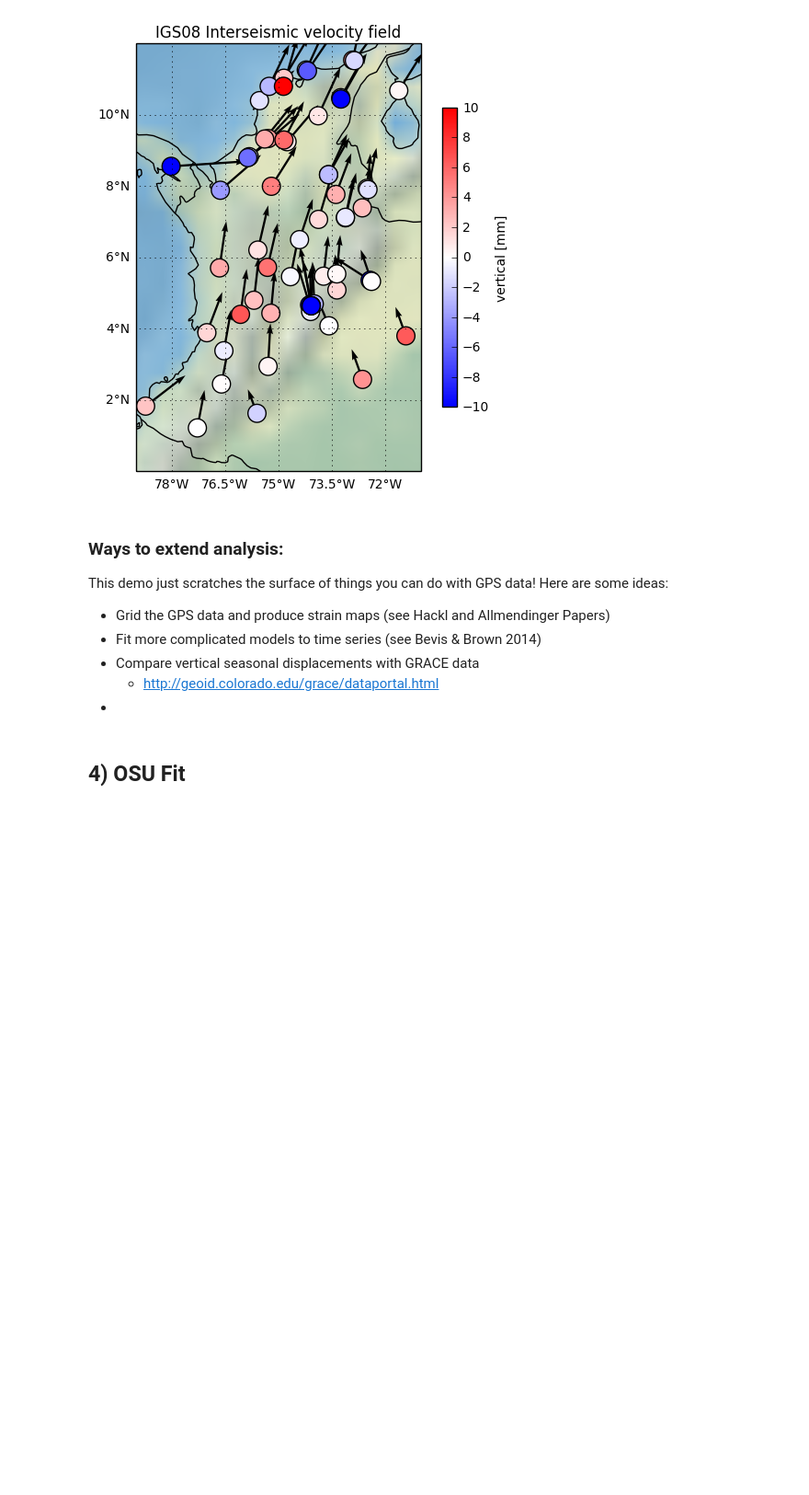
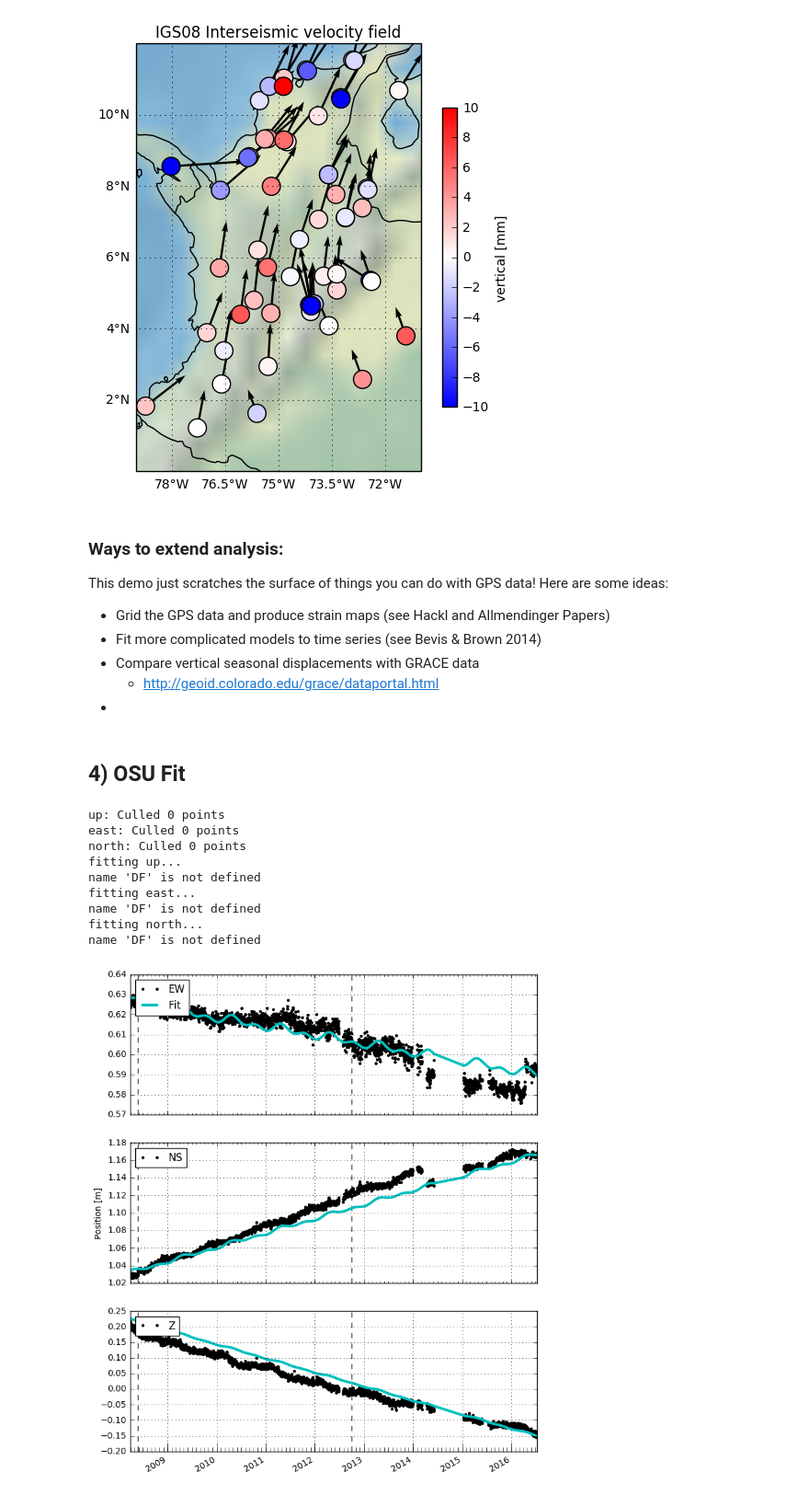
Before and after one commit to scottyhq/gpsdemo, a Jupyter notebook: GPSdemo.ipynb, the cells around one changed output. Shown at 92% size. Saved outputs shown, nothing was run; the diff lists cells and outputs as text; code cells hidden in the pictures; blank space fills up the shorter version.

```diff
--- a/GPSdemo.ipynb
+++ b/GPSdemo.ipynb
@@ -196,34 +207,47 @@ This demo just scratches the surface of things you can do with GPS data! Here ar
 components = ['up', 'east', 'north']
 #components = ['up']
 
+eq = pd.Timestamp('2014-04-01 23:46:47', tz='UTC')
+tj = gps.decyear2date(eq.strftime('%y%b%d').upper(), True)
 #df = gps.load_tenv3(site+'.IGS08.tenv3')
 #df = df.ix['2010-04-15':'2015-03-10']
 df = gps.cull_outliers(df, cols=components) #get rid of really bogus points before fit
 
 
 for comp in components:
     print('fitting {}...'.format(comp))
     # Fit OSU Model
     t0 = df.decyear[0] # intial time [yr]
     x0 = df[comp][0] # initial position [m]
     v = (df[comp][-1] - df[comp][0]) / (df.decyear[-1] - df.decyear[0])  # trend [m/yr]
-    b = 0.  # step jump offset [m]
-    #tj = 2014.2478 #step jump time [yr] of pisagua EQ #time found above
-    s1 = s2 = c1 = c2 = 0.01 # fourier coefficients [m]
+    b = 0.0  # step jump offset [m]
+    tj = 2014.2478 #step jump time [yr] of pisagua EQ #time found above
+    s1 = s2 = c1 = c2 = 0.001 # fourier coefficients [m]
     T1 = 1 # fourier period 1 [yr]
     T2 = 0.5 #fourier period 2 [yr]
     guess = [t0,x0,v,b,tj,s1,c1,s2,c2,T1,T2]
 
     try:
         fit,popt,rmse = gps.myfit(x=df['decyear'], y=df[comp], F=gps.osu, guess=guess)
         df['fit_'+comp] = fit
         DF.loc[(site,comp),:] = np.append(popt,rmse)
     except Exception as e:
         print(e)
         df['fit_'+comp] = gps.osu(df.decyear.values, *guess) #plot initial guess
         pass
 
 dfFit = df.ix[:, ['fit_up','fit_north','fit_east']]
 gps.plot_all(df, dfSteps=dfSteps, dfFit=dfFit)
 #plt.suptitle(site)
 plt.savefig('BOGA_OSU.pdf', bbox_inches='tight')
+# %% [output]
+up: Culled 0 points
+east: Culled 0 points
+north: Culled 0 points
+fitting up...
+name 'DF' is not defined
+fitting east...
+name 'DF' is not defined
+fitting north...
+name 'DF' is not defined
+[figure, added]
```
Also changed, not shown: parts of 4 cells of this notebook, 1 other file.
